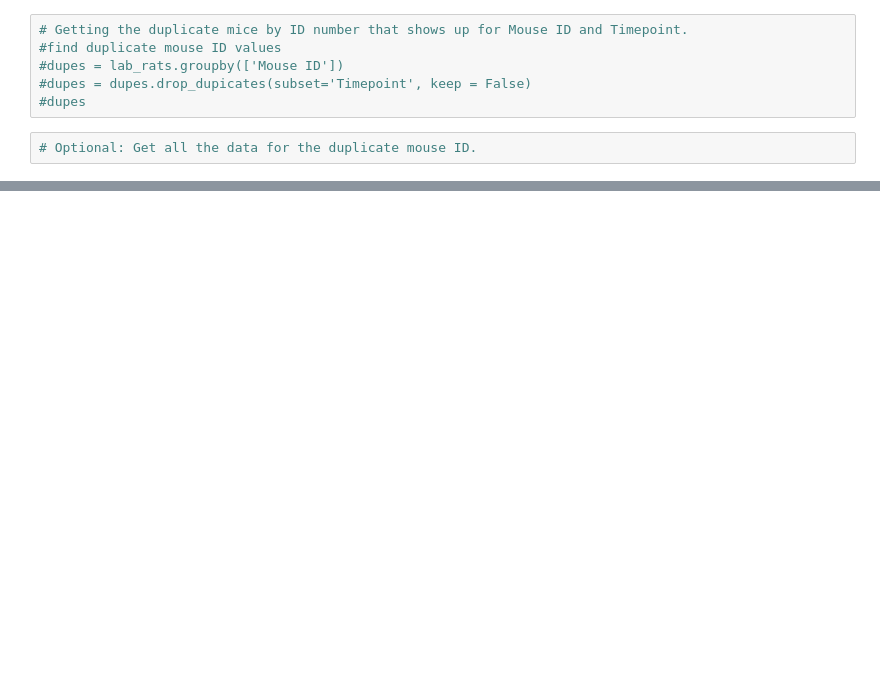
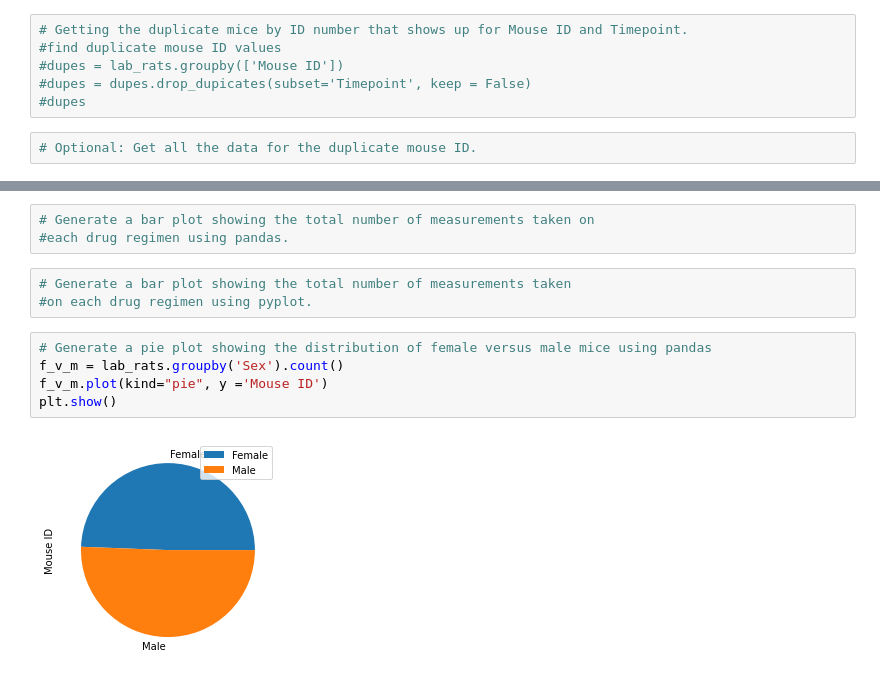
Before and after one commit to emedina2/Matplotlib_Homework, a Jupyter notebook: 02-Homework/05-Matplotlib/Instructions/Pymaceuticals/Pymaceuticals.ipynb, the cells around one changed output, grey strips where cells are left out. Saved outputs shown, nothing was run; the diff lists cells and outputs as text; blank space fills up the shorter version.

Commit message:
Added plots

```diff
--- a/02-Homework/05-Matplotlib/Instructions/Pymaceuticals/Pymaceuticals.ipynb
+++ b/02-Homework/05-Matplotlib/Instructions/Pymaceuticals/Pymaceuticals.ipynb
@@ -49,0 +117,13 @@ tumor_SEM = st.sem(lab_rats.groupby(['Drug Regimen']))
+# %%
+# Generate a bar plot showing the total number of measurements taken on
+#each drug regimen using pandas.
+# %%
+# Generate a bar plot showing the total number of measurements taken
+#on each drug regimen using pyplot.
+# %%
+# Generate a pie plot showing the distribution of female versus male mice using pandas
+f_v_m = lab_rats.groupby('Sex').count()
+f_v_m.plot(kind="pie", y ='Mouse ID')
+plt.show()
+# %% [output]
+[figure, added]
```
Also changed, not shown: parts of 13 cells of this notebook, 1 other file.
